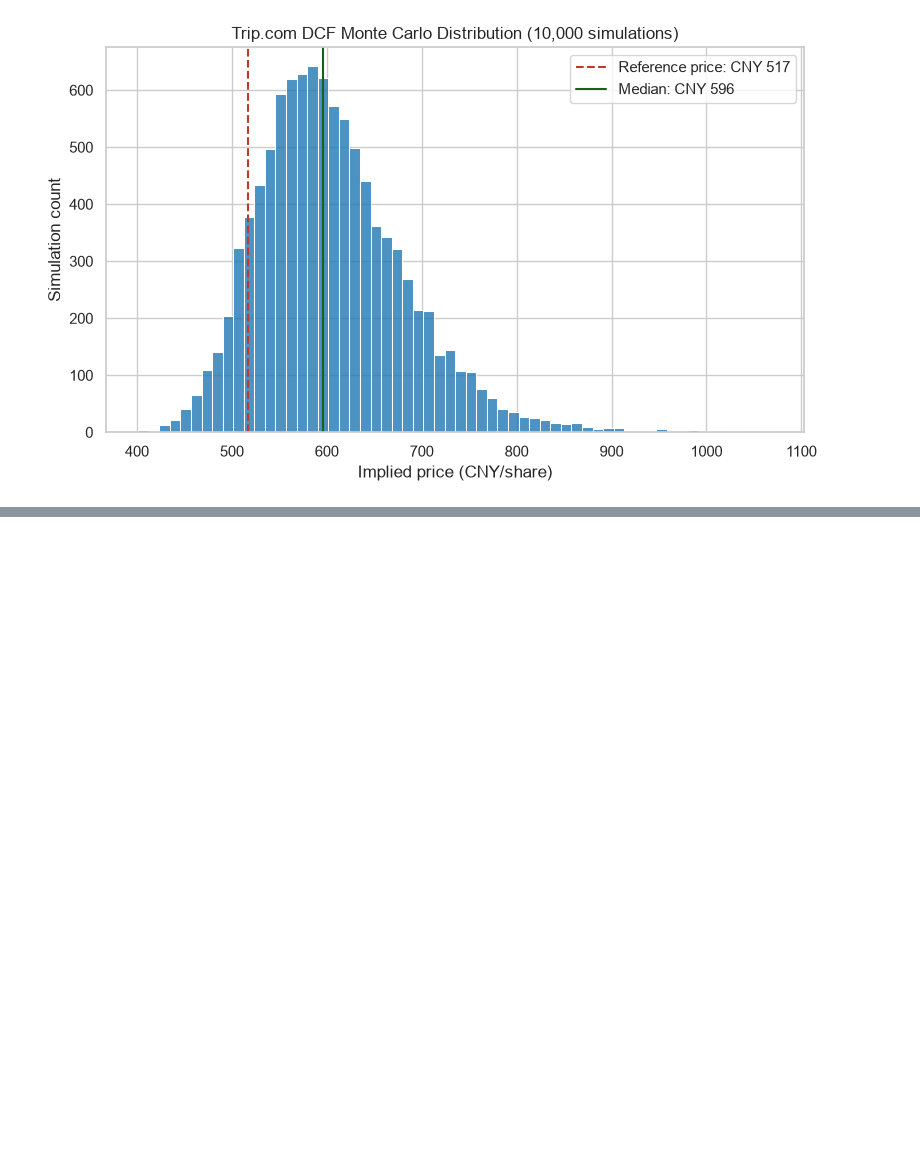
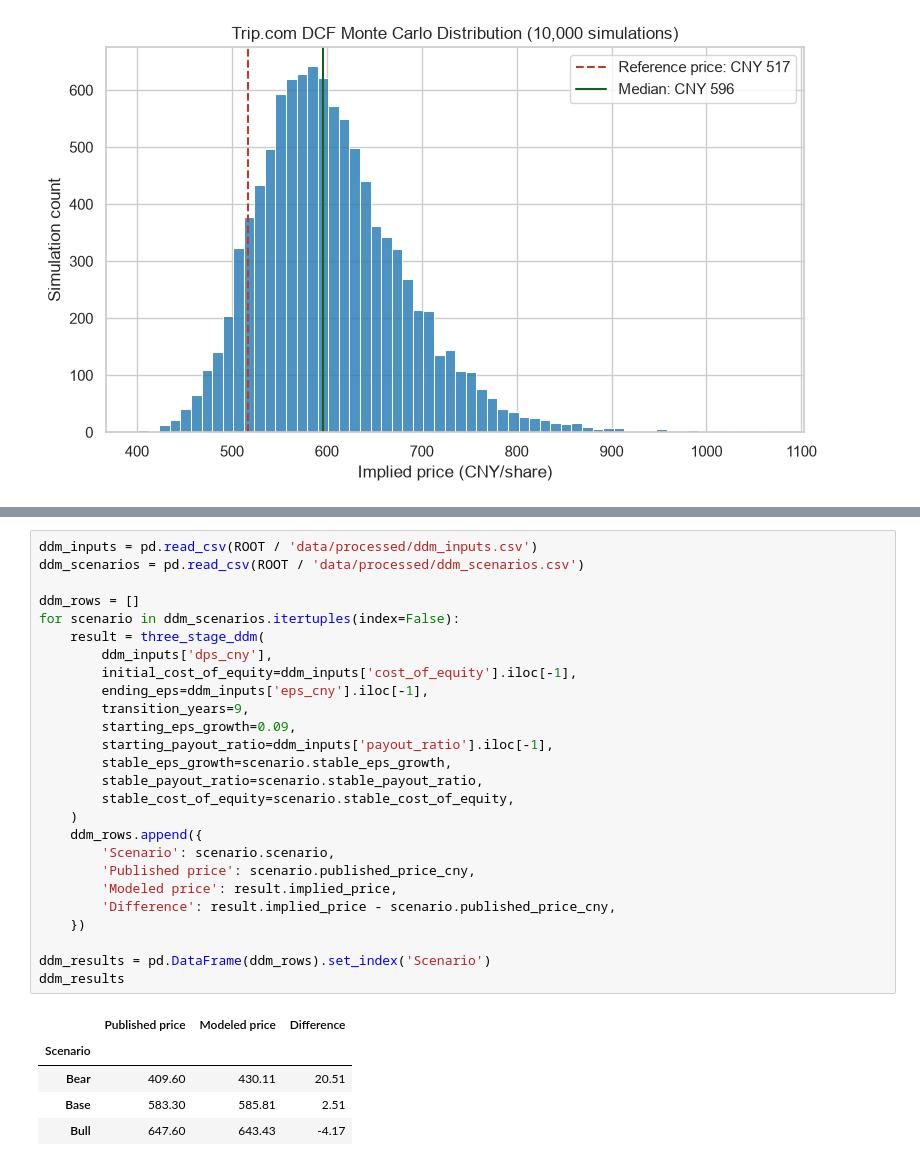
Before and after one commit to aria-yihan-zhao/tripcom-quantitative-valuation, a Jupyter notebook: notebooks/01_tripcom_valuation.ipynb, the cells around one changed output, grey strips where cells are left out. Cells and saved outputs as stored; diff of their text form; blank space fills up the shorter version.

```diff
--- a/notebooks/01_tripcom_valuation.ipynb
+++ b/notebooks/01_tripcom_valuation.ipynb
@@ -170,0 +177,32 @@ plt.show()
+# %%
+ddm_inputs = pd.read_csv(ROOT / 'data/processed/ddm_inputs.csv')
+ddm_scenarios = pd.read_csv(ROOT / 'data/processed/ddm_scenarios.csv')
+
+ddm_rows = []
+for scenario in ddm_scenarios.itertuples(index=False):
+    result = three_stage_ddm(
+        ddm_inputs['dps_cny'],
+        initial_cost_of_equity=ddm_inputs['cost_of_equity'].iloc[-1],
+        ending_eps=ddm_inputs['eps_cny'].iloc[-1],
+        transition_years=9,
+        starting_eps_growth=0.09,
+        starting_payout_ratio=ddm_inputs['payout_ratio'].iloc[-1],
+        stable_eps_growth=scenario.stable_eps_growth,
+        stable_payout_ratio=scenario.stable_payout_ratio,
+        stable_cost_of_equity=scenario.stable_cost_of_equity,
+    )
+    ddm_rows.append({
+        'Scenario': scenario.scenario,
+        'Published price': scenario.published_price_cny,
+        'Modeled price': result.implied_price,
+        'Difference': result.implied_price - scenario.published_price_cny,
+    })
+
+ddm_results = pd.DataFrame(ddm_rows).set_index('Scenario')
+ddm_results
+# %% [output]
+|  | Published price | Modeled price | Difference |
+| Scenario |  |  |  |
+| Bear | 409.60 | 430.11 | 20.51 |
+| Base | 583.30 | 585.81 | 2.51 |
+| Bull | 647.60 | 643.43 | -4.17 |
```
Also changed, not shown: parts of 5 cells of this notebook, 12 other files.
